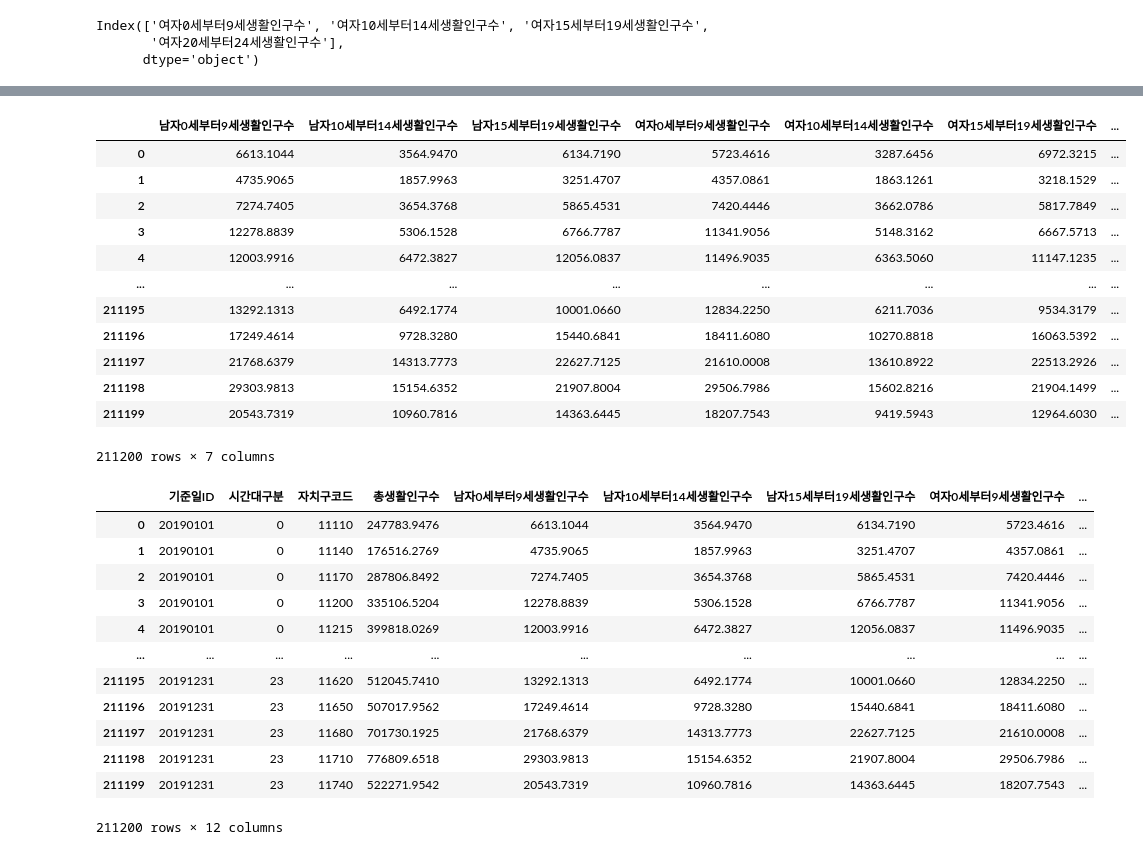
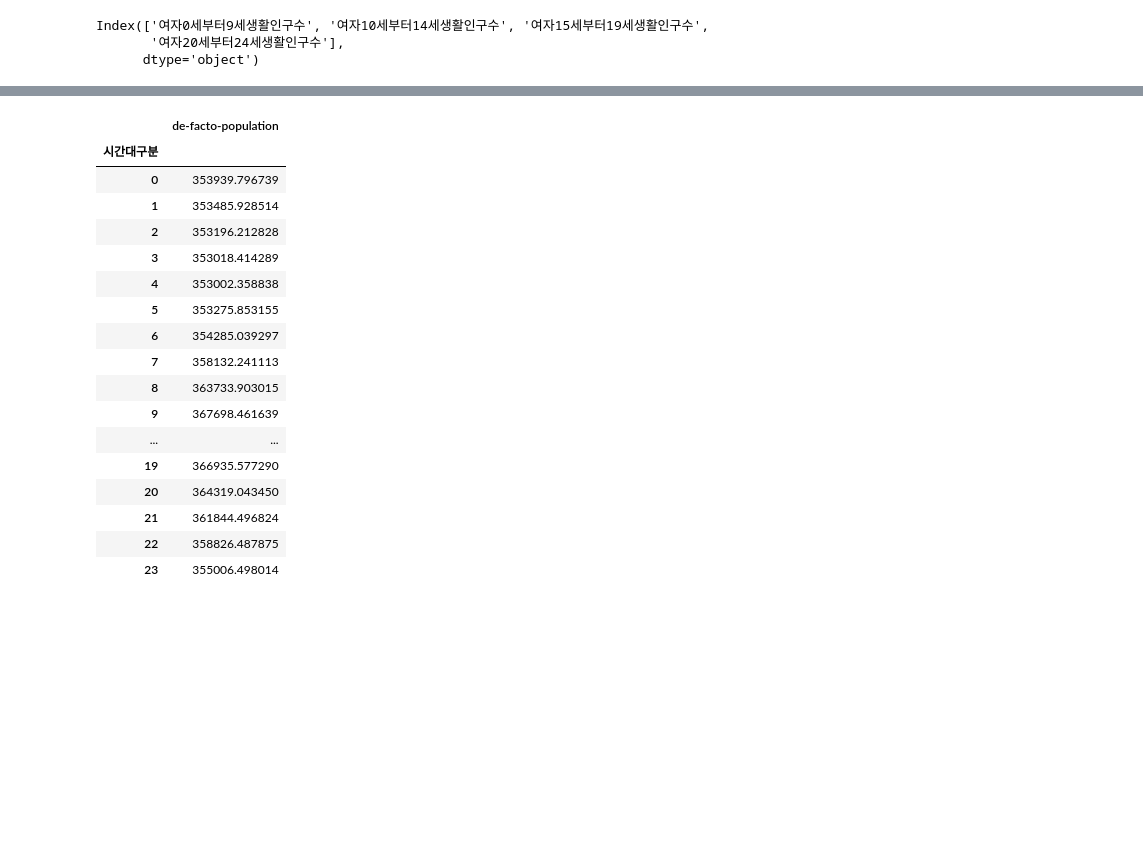
Before and after one commit to cryptnomy/likelion-ai-s7-mid, a Jupyter notebook: src/hypothesis-one-gt.ipynb, the cells around one changed output, grey strips where cells are left out. Saved outputs shown, nothing was run; the diff lists cells and outputs as text; code cells hidden in the pictures; blank space fills up the shorter version.

```diff
--- a/src/hypothesis-one-gt.ipynb
+++ b/src/hypothesis-one-gt.ipynb
@@ -118,0 +236,3 @@ data_over_20
+# %%
+gu_code = data_gu_code.set_index('자치구 코드').to_dict()['자치구 명']
+gu_code
@@ -118,0 +257,2 @@ data_over_20
+# %%
+data_over_20['자치구'] = data_over_20['자치구코드'].map(lambda x: gu_code[x])
@@ -118,0 +282,3 @@ data_over_20
+# %%
+for i in range(24):
+    data_over_20['{}'.format(i)] = 0
@@ -118,0 +301,6 @@ data_over_20
+# %%
+from tqdm import trange
+
+for i in trange(data_over_20.shape[0]):
+    time_slot = data_over_20.iloc[i]['시간대구분']
+    data_over_20['{}'.format(time_slot)].iloc[i] = 1
@@ -119,33 +390,21 @@ data_over_20
 # %%
-data_over_20.iloc[:, 4:]
+data_over_20.iloc[:, [1, 4, 5]].groupby('시간대구분').mean()
 # %% [output]
-|  | 남자0세부터9세생활인구수 | 남자10세부터14세생활인구수 | 남자15세부터19세생활인구수 | 여자0세부터9세생활인구수 | 여자10세부터14세생활인구수 | 여자15세부터19세생활인구수 | ... |
-| 0 | 6613.1044 | 3564.9470 | 6134.7190 | 5723.4616 | 3287.6456 | 6972.3215 | ... |
-| 1 | 4735.9065 | 1857.9963 | 3251.4707 | 4357.0861 | 1863.1261 | 3218.1529 | ... |
-| 2 | 7274.7405 | 3654.3768 | 5865.4531 | 7420.4446 | 3662.0786 | 5817.7849 | ... |
-| 3 | 12278.8839 | 5306.1528 | 6766.7787 | 11341.9056 | 5148.3162 | 6667.5713 | ... |
-| 4 | 12003.9916 | 6472.3827 | 12056.0837 | 11496.9035 | 6363.5060 | 11147.1235 | ... |
-| ... | ... | ... | ... | ... | ... | ... | ... |
-| 211195 | 13292.1313 | 6492.1774 | 10001.0660 | 12834.2250 | 6211.7036 | 9534.3179 | ... |
-| 211196 | 17249.4614 | 9728.3280 | 15440.6841 | 18411.6080 | 10270.8818 | 16063.5392 | ... |
-| 211197 | 21768.6379 | 14313.7773 | 22627.7125 | 21610.0008 | 13610.8922 | 22513.2926 | ... |
-| 211198 | 29303.9813 | 15154.6352 | 21907.8004 | 29506.7986 | 15602.8216 | 21904.1499 | ... |
-| 211199 | 20543.7319 | 10960.7816 | 14363.6445 | 18207.7543 | 9419.5943 | 12964.6030 | ... |
+|  | de-facto-population |
+| 시간대구분 |  |
+| 0 | 353939.796739 |
+| 1 | 353485.928514 |
+| 2 | 353196.212828 |
+| 3 | 353018.414289 |
+| 4 | 353002.358838 |
+| 5 | 353275.853155 |
+| 6 | 354285.039297 |
+| 7 | 358132.241113 |
+| 8 | 363733.903015 |
+| 9 | 367698.461639 |
+| ... | ... |
+| 19 | 366935.577290 |
+| 20 | 364319.043450 |
+| 21 | 361844.496824 |
+| 22 | 358826.487875 |
+| 23 | 355006.498014 |
-211200 rows × 7 columns
-# %%
-data_over_20['under 20'] = data_over_20[4:].sum()
-data_over_20
-# %% [output]
-|  | 기준일ID | 시간대구분 | 자치구코드 | 총생활인구수 | 남자0세부터9세생활인구수 | 남자10세부터14세생활인구수 | 남자15세부터19세생활인구수 | 여자0세부터9세생활인구수 | ... |
-| 0 | 20190101 | 0 | 11110 | 247783.9476 | 6613.1044 | 3564.9470 | 6134.7190 | 5723.4616 | ... |
-| 1 | 20190101 | 0 | 11140 | 176516.2769 | 4735.9065 | 1857.9963 | 3251.4707 | 4357.0861 | ... |
-| 2 | 20190101 | 0 | 11170 | 287806.8492 | 7274.7405 | 3654.3768 | 5865.4531 | 7420.4446 | ... |
-| 3 | 20190101 | 0 | 11200 | 335106.5204 | 12278.8839 | 5306.1528 | 6766.7787 | 11341.9056 | ... |
-| 4 | 20190101 | 0 | 11215 | 399818.0269 | 12003.9916 | 6472.3827 | 12056.0837 | 11496.9035 | ... |
-| ... | ... | ... | ... | ... | ... | ... | ... | ... | ... |
-| 211195 | 20191231 | 23 | 11620 | 512045.7410 | 13292.1313 | 6492.1774 | 10001.0660 | 12834.2250 | ... |
-| 211196 | 20191231 | 23 | 11650 | 507017.9562 | 17249.4614 | 9728.3280 | 15440.6841 | 18411.6080 | ... |
-| 211197 | 20191231 | 23 | 11680 | 701730.1925 | 21768.6379 | 14313.7773 | 22627.7125 | 21610.0008 | ... |
-| 211198 | 20191231 | 23 | 11710 | 776809.6518 | 29303.9813 | 15154.6352 | 21907.8004 | 29506.7986 | ... |
-| 211199 | 20191231 | 23 | 11740 | 522271.9542 | 20543.7319 | 10960.7816 | 14363.6445 | 18207.7543 | ... |
-211200 rows × 12 columns
```
Also changed, not shown: parts of 46 cells of this notebook.
